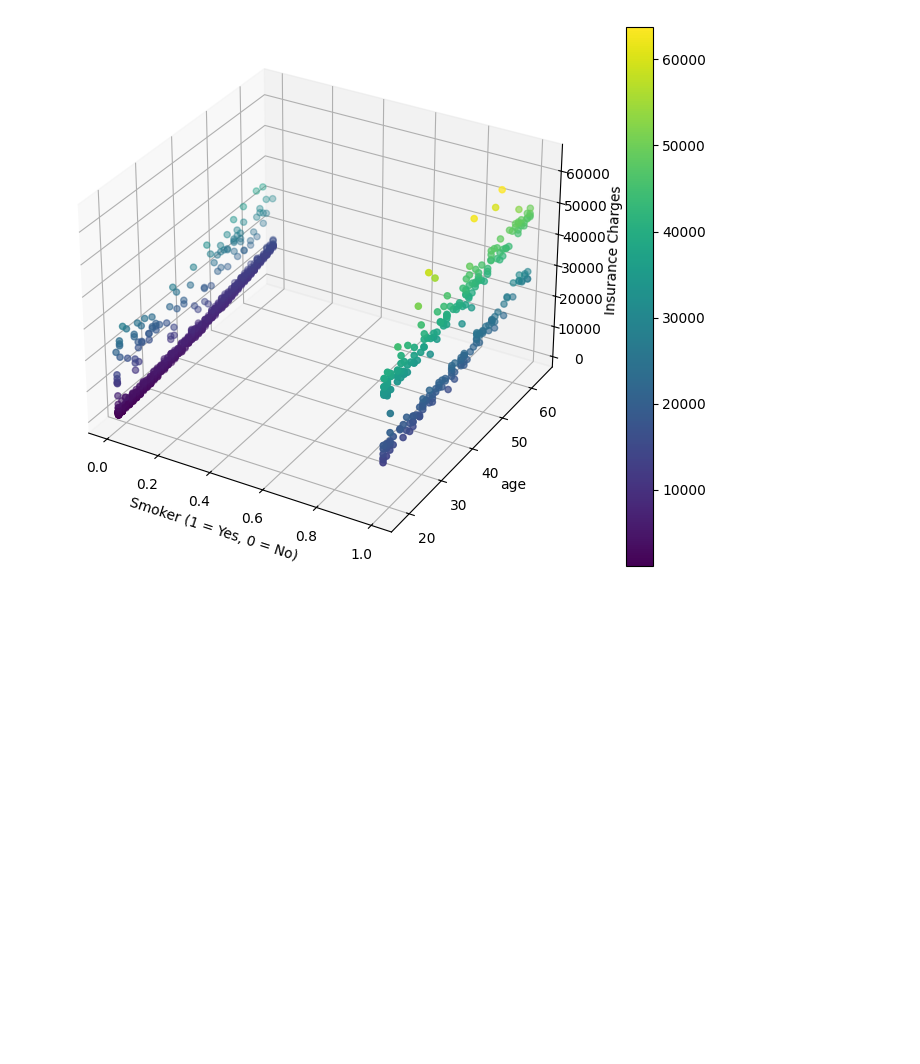
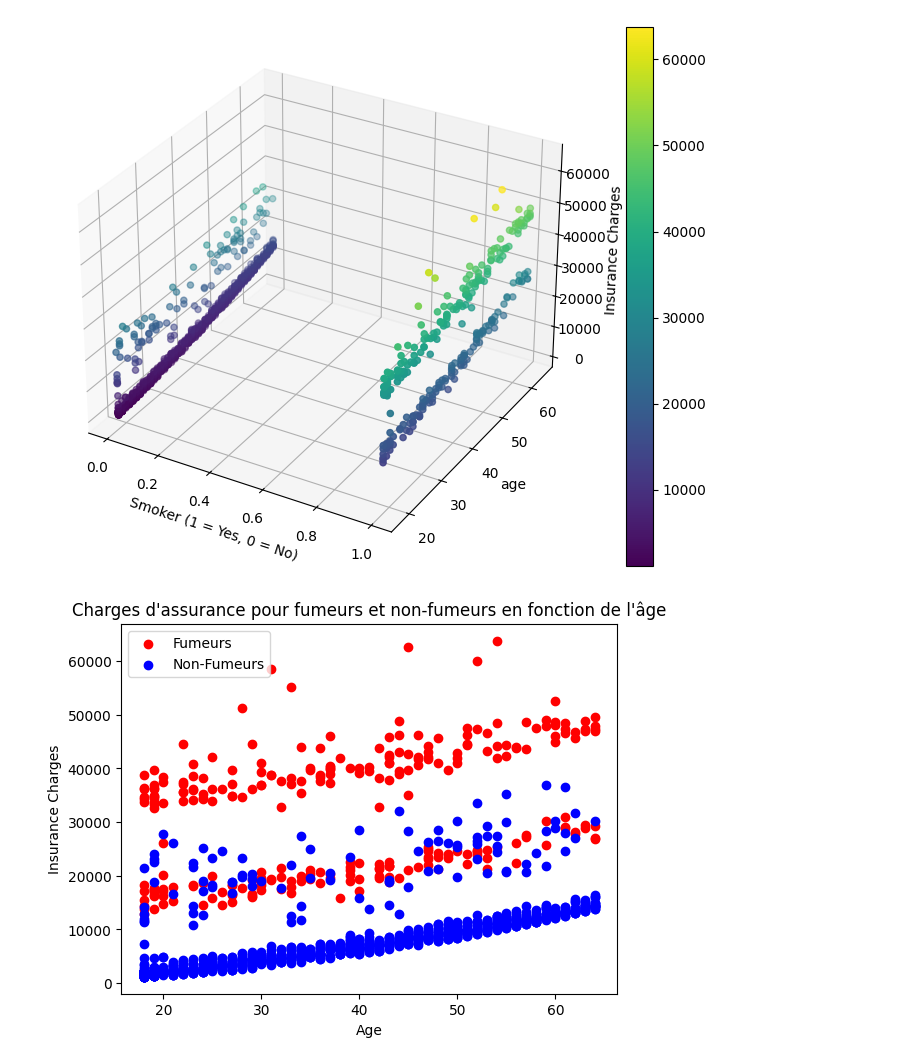
Before and after one commit to Memory77/brief_assurance_reg, a Jupyter notebook: analyse.ipynb, the cells around one changed output. Saved outputs shown, nothing was run; the diff lists cells and outputs as text; code cells hidden in the pictures; blank space fills up the shorter version.

```diff
--- a/analyse.ipynb
+++ b/analyse.ipynb
@@ -534,3 +636,25 @@ plt.colorbar(sc)
 plt.show()
 # %% [output]
 [figure]
+# %%
+#en 2D
+fumeurs = df[df['smoker'] == 1]
+non_fumeurs = df[df['smoker'] == 0]
+
+fig, ax = plt.subplots()
+
+# tracage des points pour les fumeurs en une couleur
+sc1 = ax.scatter(fumeurs['age'], fumeurs['charges'], color='red', label='Fumeurs')
+
+# tracage des points pour les non-fumeurs
+sc2 = ax.scatter(non_fumeurs['age'], non_fumeurs['charges'], color='blue', label='Non-Fumeurs')
+
+ax.set_xlabel('Age')
+ax.set_ylabel('Insurance Charges')
+
+# legende
+ax.legend()
+plt.title("Charges d'assurance pour fumeurs et non-fumeurs en fonction de l'âge")
+plt.show()
+# %% [output]
+[figure, added]
```
Also changed, not shown: parts of 5 cells of this notebook, 8 other files.
